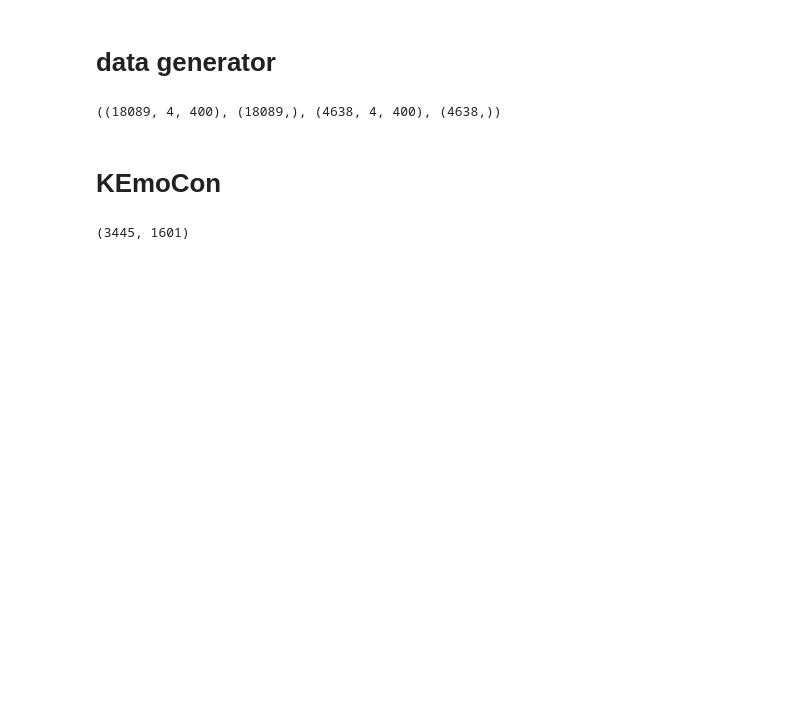
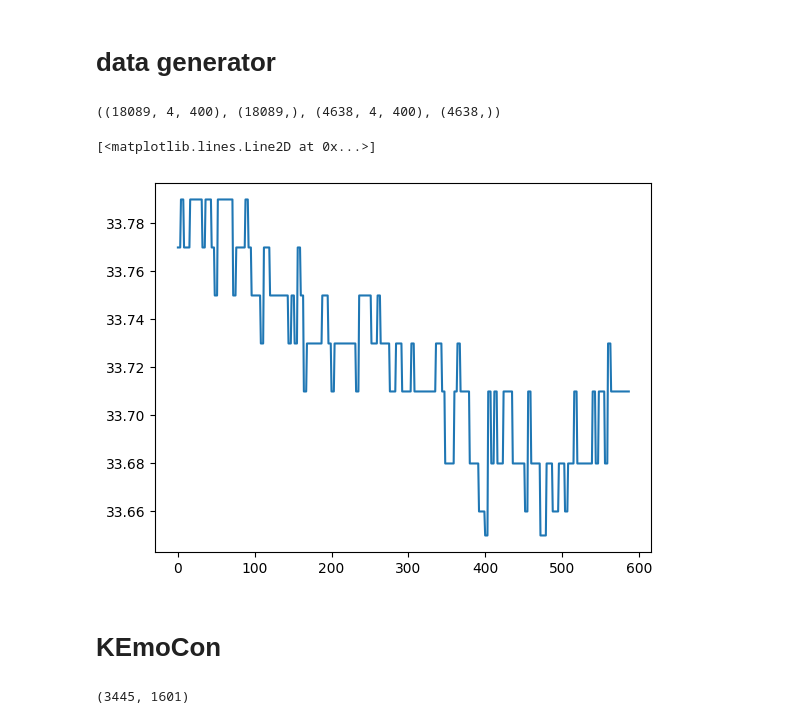
Before and after one commit to AlanConstantine/TPMER, a Jupyter notebook: preprocessing.ipynb, the cells around one changed output. Saved outputs shown, nothing was run; the diff lists cells and outputs as text; code cells hidden in the pictures; blank space fills up the shorter version.

```diff
--- a/preprocessing.ipynb
+++ b/preprocessing.ipynb
@@ -312,6 +312,13 @@ train_X.shape, train_y.shape, test_X.shape, test_y.shape
 ((18089, 4, 400), (18089,), (4638, 4, 400), (4638,))
 # %%
 df = pd.read_pickle(r'./processed_signal/HKU956/400_4s_step_2s.pkl')
+# %%
+hr_signal = pd.read_csv(r'./HKU956/1. physiological_signals/hku1903/TEMP/0_262957.csv', header=None)
+# %%
+plt.plot([i for i in range(len(hr_signal))], hr_signal)
+# %% [output]
+[<matplotlib.lines.Line2D at 0x...>]
+[figure, added]
 # %% [markdown]
 # KEmoCon
 # %%
```
Also changed, not shown: parts of 3 cells of this notebook.
